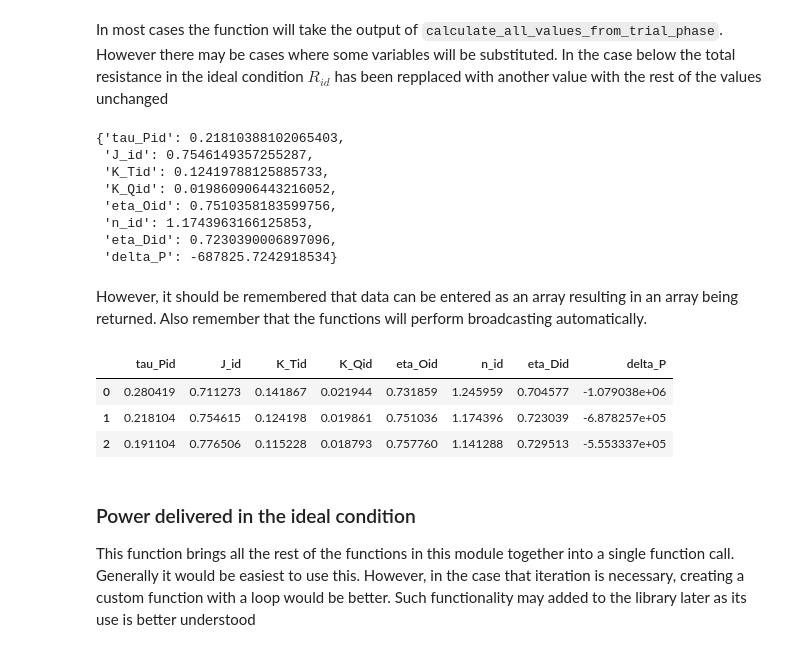
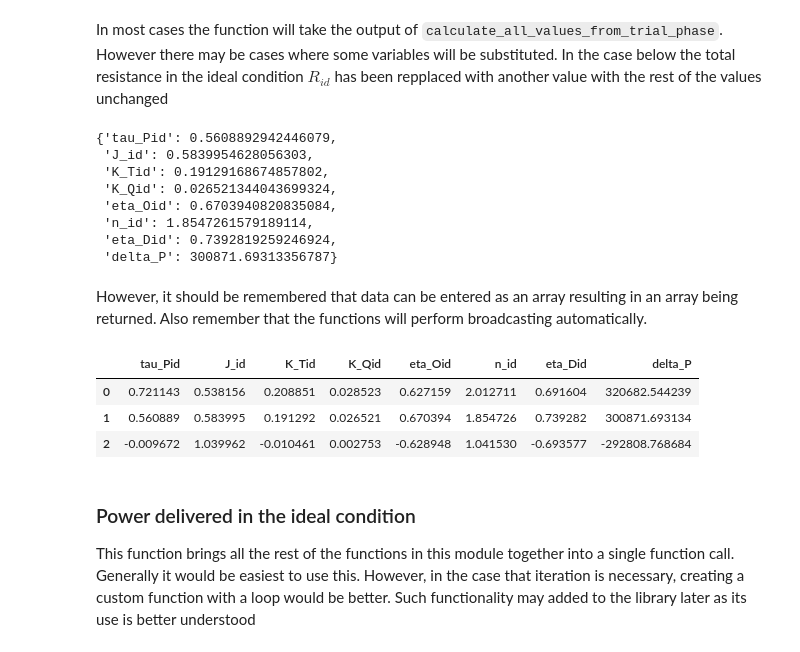
Before and after one commit to silverstream-tech/pyseatrials, a Jupyter notebook: nbs/04_power.ipynb, the cells around one changed output. Drawn from its saved outputs; the diff is of its cells as text; code cells hidden in the pictures.

```diff
--- a/nbs/04_power.ipynb
+++ b/nbs/04_power.ipynb
@@ -605,13 +605,11 @@ def calculate_all_values_from_trial_phase(
     P_dms:float,
     eta_ms:float,
     delta_R:float,
-    R_id:float,
     delta_eta :float,
     delta_t:float,
     delta_w:float,
     shaft_speed:float,
     diameter:float,
-    e_i:float,
     t_Rid:float,
     w_Mid:float,
     number_shafts:float,
@@ -708,27 +704,25 @@ pd.DataFrame(trial_values, index = [0])
 
 trial_values, K_coeffs = calculate_all_values_from_trial_phase(
             V_s = 8.8,
-            P_dms = 14242e3,
+            P_dms = 13500,
             eta_ms = 1.018,
             delta_R = -44000,
-            R_id = -44000,
             delta_eta  = 0,
             delta_t = 0,
             delta_w = 0,
-            shaft_speed = 68/60, #rpm converted to sec
-            diameter = 8.4, #because there are two shafts?
+            shaft_speed = 1,
+            diameter =6,
             number_shafts = 2,
             water_density = 1023,
-            e_i = 1.089,
             t_Rid = 0.2,
             w_Mid = 0.24,
             J = np.linspace(0.3, 0.85, 12),
-            K_T = np.asarray([0.3038, 0.2846, 0.2651, 0.2456, 0.226, 0.2064, 0.1867, 0.1669, 0.1467, 0.1264, 0.1056, 0.0845]),
-            K_Q = np.asarray([0.397,0.3765,0.356,0.3352,0.3142,0.2929,0.2711,0.2488,0.2257,0.2016,0.1765,0.1501])/10
+            K_T = np.asarray([0.30, 0.27, 0.26, 0.24, 0.21, 0.20, 0.195, 0.17, 0.15, 0.13, 0.09, 0.08]),
+            K_Q = np.asarray([0.38,0.36,0.34,0.32,0.30,0.28,0.26,0.23,0.21,0.20,0.16,0.13])/10
 )
 
 
-test_close(trial_values['w_Sid'],0.154066, eps = 1e-5 )
+test_close(trial_values['w_Sid'],0.2614875038830251, eps = 1e-5 )
 # %% [markdown]
 ### Calculate values in the ideal condition
 # %%
@@ -778,10 +772,10 @@ In most cases the function will take the output of `calculate_all_values_from_tr
 
 ideal_values = calculate_all_values_from_ideal_phase(
             V_s = 8.8,
-            P_dms = 14242e3,
+            P_dms = 13500,
             delta_R = -44000,
-            shaft_speed = 68/60, #rpm converted to sec
-            diameter = 8.4, #because there are two shafts?
+            shaft_speed = 1.35,
+            diameter =6,
             number_shafts = 2,
             t_Rid = 0.2,
             R_id= 1.4e6, #trial_values['R_id'], #R_id is replaced with a different value
@@ -794,40 +788,40 @@ ideal_values = calculate_all_values_from_ideal_phase(
 )
 ideal_values
 # %% [output]
-{'tau_Pid': 0.21810388102065403,
- 'J_id': 0.7546149357255287,
- 'K_Tid': 0.12419788125885733,
- 'K_Qid': 0.019860906443216052,
- 'eta_Oid': 0.7510358183599756,
- 'n_id': 1.1743963166125853,
- 'eta_Did': 0.7230390006897096,
- 'delta_P': -687825.7242918534}
+{'tau_Pid': 0.5608892942446079,
+ 'J_id': 0.5839954628056303,
+ 'K_Tid': 0.19129168674857802,
+ 'K_Qid': 0.026521344043699324,
+ 'eta_Oid': 0.6703940820835084,
+ 'n_id': 1.8547261579189114,
+ 'eta_Did': 0.7392819259246924,
+ 'delta_P': 300871.69313356787}
 # %% [markdown]
 However, it should be remembered that data can be entered as an array resulting in an array being returned. Also remember that the functions will perform broadcasting automatically.
 # %%
 ideal_values = calculate_all_values_from_ideal_phase(
             V_s = 8.8,
-            P_dms = 14242e3,
+            P_dms = 13500,
             delta_R = -44000,
-            shaft_speed = 68/60, #rpm converted to sec
-            diameter = 8.4, #because there are two shafts?
+            shaft_speed = 1.35,
+            diameter =6,
             number_shafts = 2,
             t_Rid = 0.2,
             R_id= np.array([1.8e6, 1.4e6, trial_values['R_id'] ]),
             eta_Rms=trial_values['eta_Rms'],
             eta_Dms=trial_values['eta_Dms'],
             w_Sid=trial_values['w_Sid'],
             K_T_coeffs =  K_coeffs[0],
             K_Q_coeffs =  K_coeffs[1],
             water_density = 1026
 )
 
 pd.DataFrame(ideal_values, index = [0,1,2])
 # %% [output]
 |  | tau_Pid | J_id | K_Tid | K_Qid | eta_Oid | n_id | eta_Did | delta_P |
-| 0 | 0.280419 | 0.711273 | 0.141867 | 0.021944 | 0.731859 | 1.245959 | 0.704577 | -1.079038e+06 |
-| 1 | 0.218104 | 0.754615 | 0.124198 | 0.019861 | 0.751036 | 1.174396 | 0.723039 | -6.878257e+05 |
-| 2 | 0.191104 | 0.776506 | 0.115228 | 0.018793 | 0.757760 | 1.141288 | 0.729513 | -5.553337e+05 |
+| 0 | 0.721143 | 0.538156 | 0.208851 | 0.028523 | 0.627159 | 2.012711 | 0.691604 | 320682.544239 |
+| 1 | 0.560889 | 0.583995 | 0.191292 | 0.026521 | 0.670394 | 1.854726 | 0.739282 | 300871.693134 |
+| 2 | -0.009672 | 1.039962 | -0.010461 | 0.002753 | -0.628948 | 1.041530 | -0.693577 | -292808.768684 |
 # %%
 #| hide
 ideal_values = calculate_all_values_from_ideal_phase(
```
Also changed, not shown: parts of 6 cells of this notebook, 7 other files.
